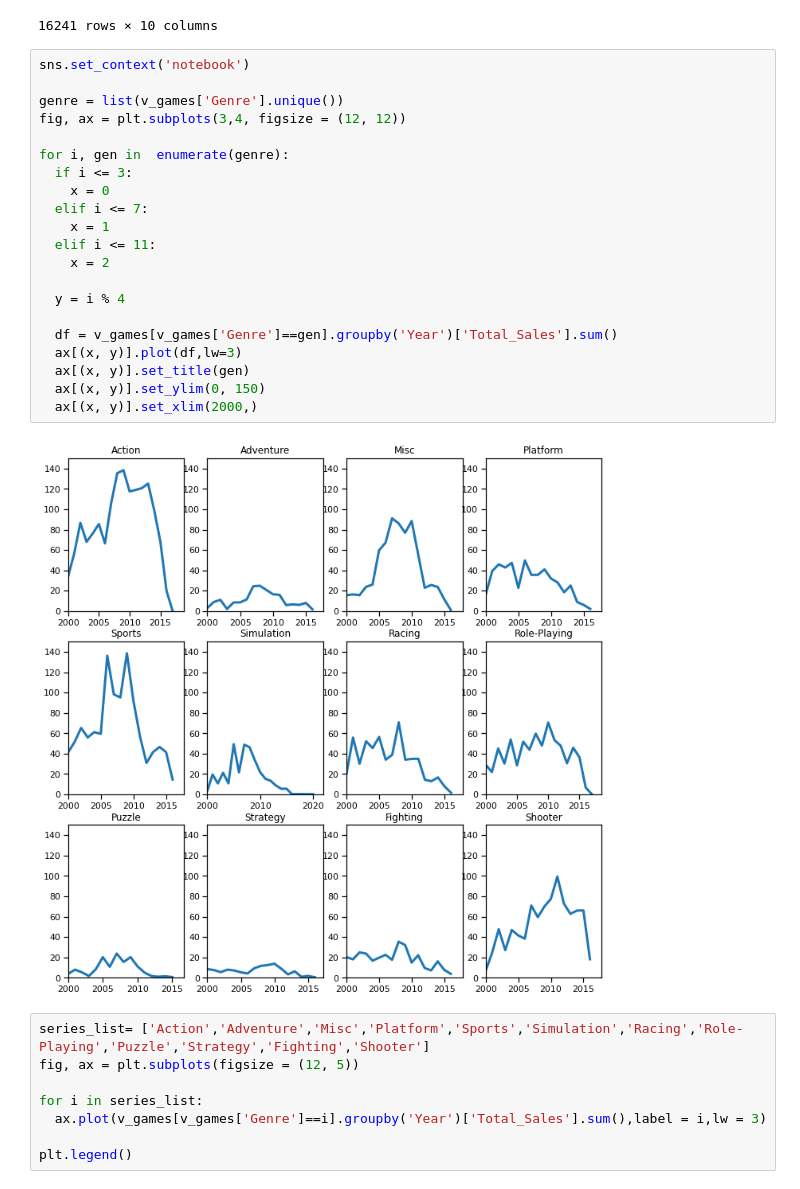
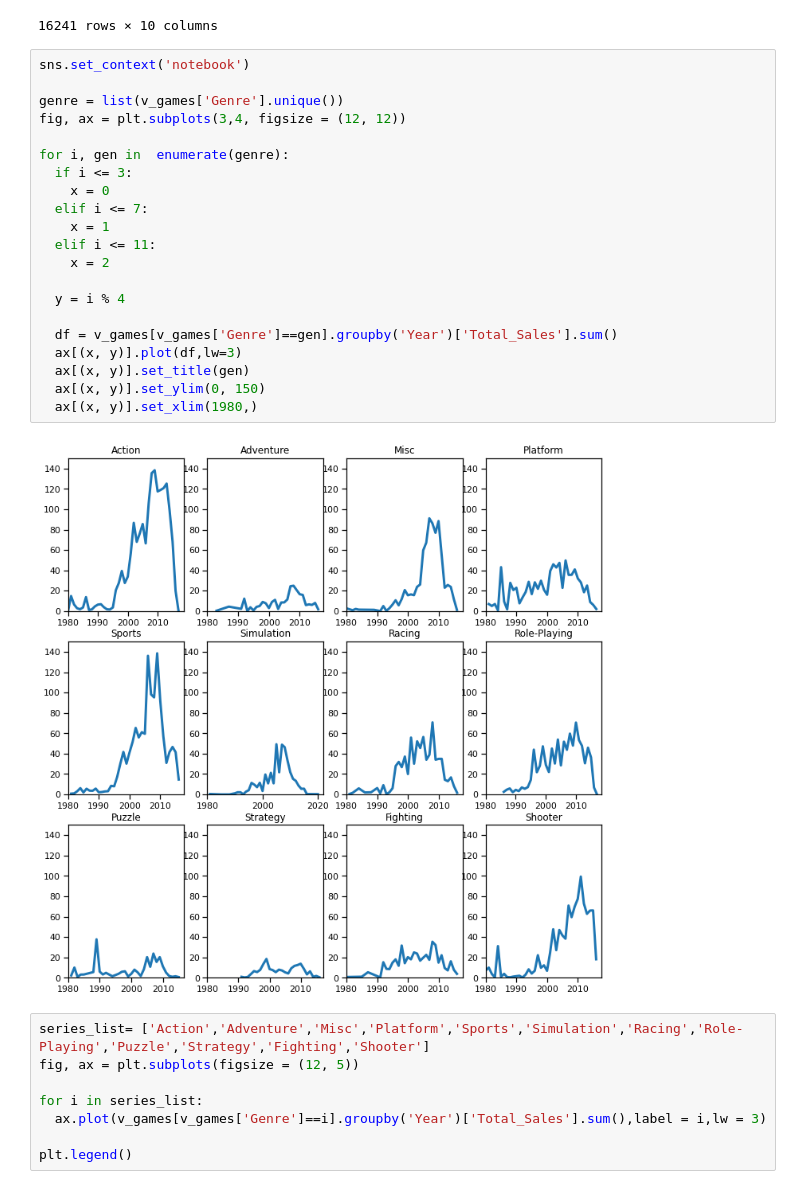
Before and after one commit to j3rsey/section_project, a Jupyter notebook: ai_04_곽상혁.ipynb, the cells around one changed output. Cells and saved outputs as stored; diff of their text form.

```diff
--- a/ai_04_곽상혁.ipynb
+++ b/ai_04_곽상혁.ipynb
@@ -348,26 +324,26 @@ v_games
 # %%
 sns.set_context('notebook')
 
 genre = list(v_games['Genre'].unique())
 fig, ax = plt.subplots(3,4, figsize = (12, 12))
 
 for i, gen in  enumerate(genre):
   if i <= 3:
     x = 0
   elif i <= 7:
     x = 1
   elif i <= 11:
     x = 2
 
   y = i % 4
 
   df = v_games[v_games['Genre']==gen].groupby('Year')['Total_Sales'].sum()
   ax[(x, y)].plot(df,lw=3)
   ax[(x, y)].set_title(gen)
   ax[(x, y)].set_ylim(0, 150)
-  ax[(x, y)].set_xlim(2000,)
+  ax[(x, y)].set_xlim(1980,)
 # %% [output]
-[figure, old version]
+[figure, new version]
 # %%
 series_list= ['Action','Adventure','Misc','Platform','Sports','Simulation','Racing','Role-Playing','Puzzle','Strategy','Fighting','Shooter']
 fig, ax = plt.subplots(figsize = (12, 5))
```
Also changed, not shown: parts of 7 cells of this notebook.
